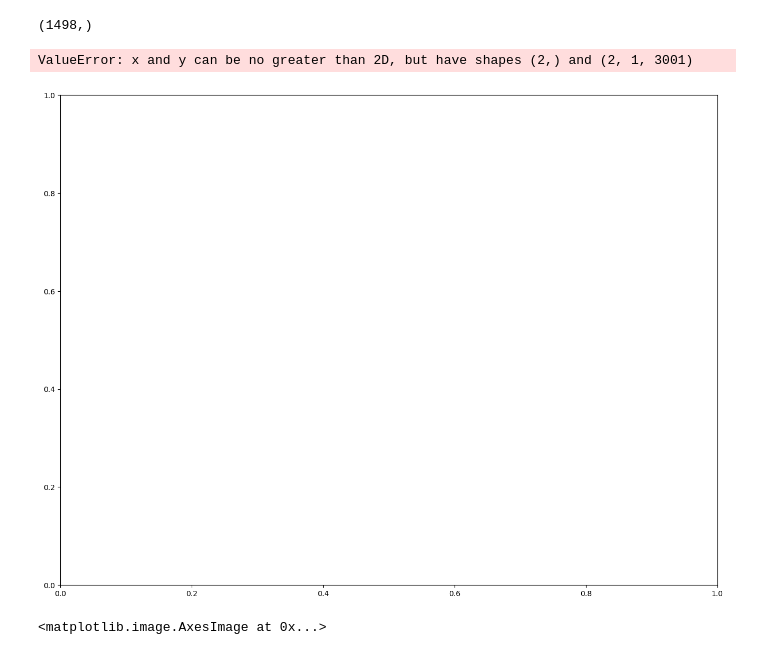
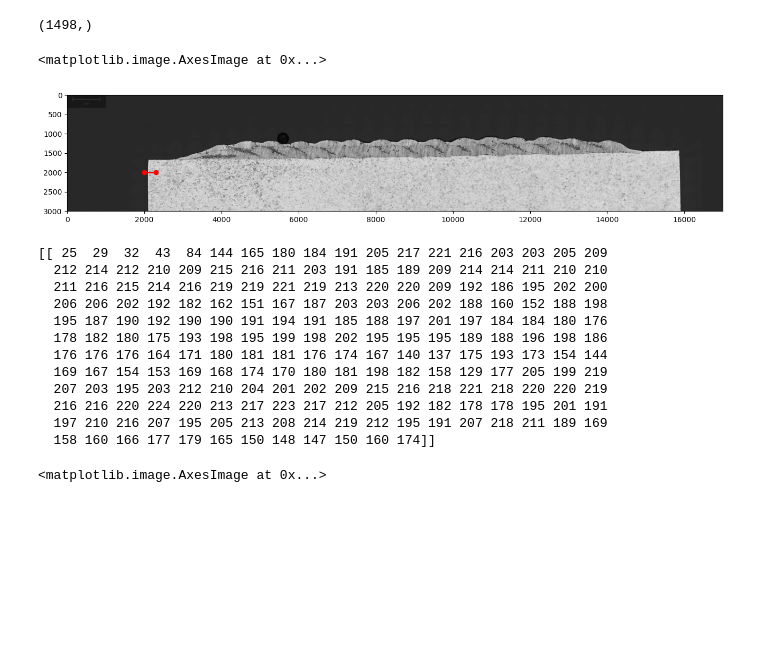
Before and after one commit to arshanabbas/Code-FabianTask3, a Jupyter notebook: test.ipynb, the cells around one changed output. Cells and saved outputs as stored; diff of their text form; code cells hidden in the pictures; blank space fills up the shorter version.

```diff
--- a/test.ipynb
+++ b/test.ipynb
@@ -87,18 +87,40 @@ value.shape
 # %%
 image = cv2.cvtColor(image_original, cv2.COLOR_BGR2GRAY)
 
-cols =[2000,2300]
-row = [2000,2000]
+x =[2000,2300]
+y = [2000,2000]
 
 start = np.where(image[:,row[0]])
 end = np.where(image[:,row[0]])
 
 fig = plt.figure(figsize=(16, 12))  # Adjust the numbers as needed
-plt.plot([cols[0], cols[1]], [start, end], marker='o', linestyle='-', linewidth=2, color='red')
+plt.plot([2000, 2300], [2000, 2000], marker='o', linestyle='-', linewidth=2, color='red')
 plt.imshow(image, cmap='gray')
 # %% [output]
-ValueError: x and y can be no greater than 2D, but have shapes (2,) and (2, 1, 3001)
+<matplotlib.image.AxesImage at 0x...>
-[figure, old version]
+[figure, new version]
+# %%
+image = cv2.cvtColor(image_original, cv2.COLOR_BGR2GRAY)
+
+x_start, x_end = 2090, 2300
+y_start, y_end = 2350, 2351
+
+selected_portion = image[y_start:y_end, x_start:x_end]
+
+print(selected_portion)
+# %% [output]
+[[ 25  29  32  43  84 144 165 180 184 191 205 217 221 216 203 203 205 209
+  212 214 212 210 209 215 216 211 203 191 185 189 209 214 214 211 210 210
+  211 216 215 214 216 219 219 221 219 213 220 220 209 192 186 195 202 200
+  206 206 202 192 182 162 151 167 187 203 203 206 202 188 160 152 188 198
+  195 187 190 192 190 190 191 194 191 185 188 197 201 197 184 184 180 176
+  178 182 180 175 193 198 195 199 198 202 195 195 195 189 188 196 198 186
+  176 176 176 164 171 180 181 181 176 174 167 140 137 175 193 173 154 144
+  169 167 154 153 169 168 174 170 180 181 198 182 158 129 177 205 199 219
+  207 203 195 203 212 210 204 201 202 209 215 216 218 221 218 220 220 219
+  216 216 220 224 220 213 217 223 217 212 205 192 182 178 178 195 201 191
+  197 210 216 207 195 205 213 208 214 219 212 195 191 207 218 211 189 169
+  158 160 166 177 179 165 150 148 147 150 160 174]]
 # %%
 image = cv2.cvtColor(image_original, cv2.COLOR_BGR2GRAY)
 
```
